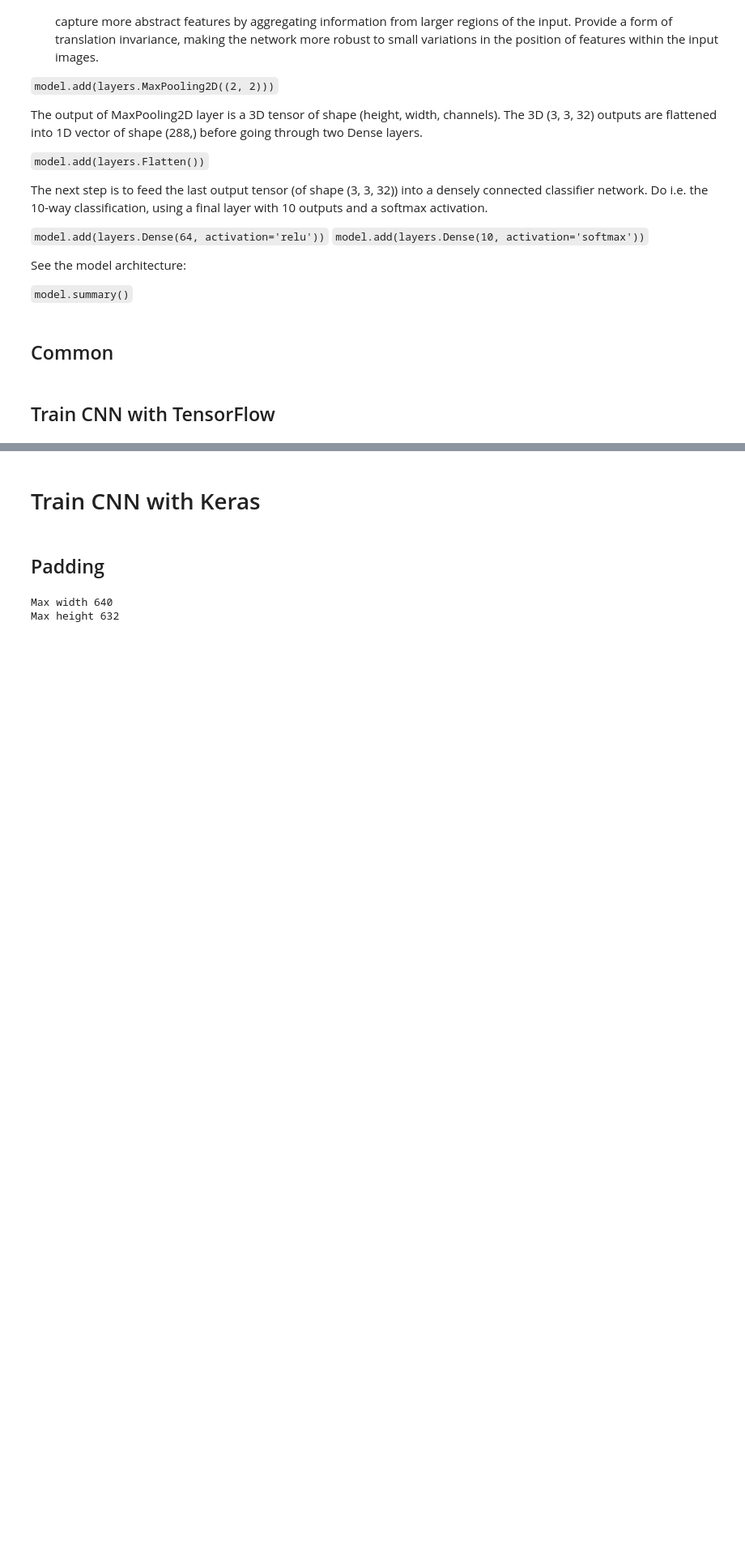
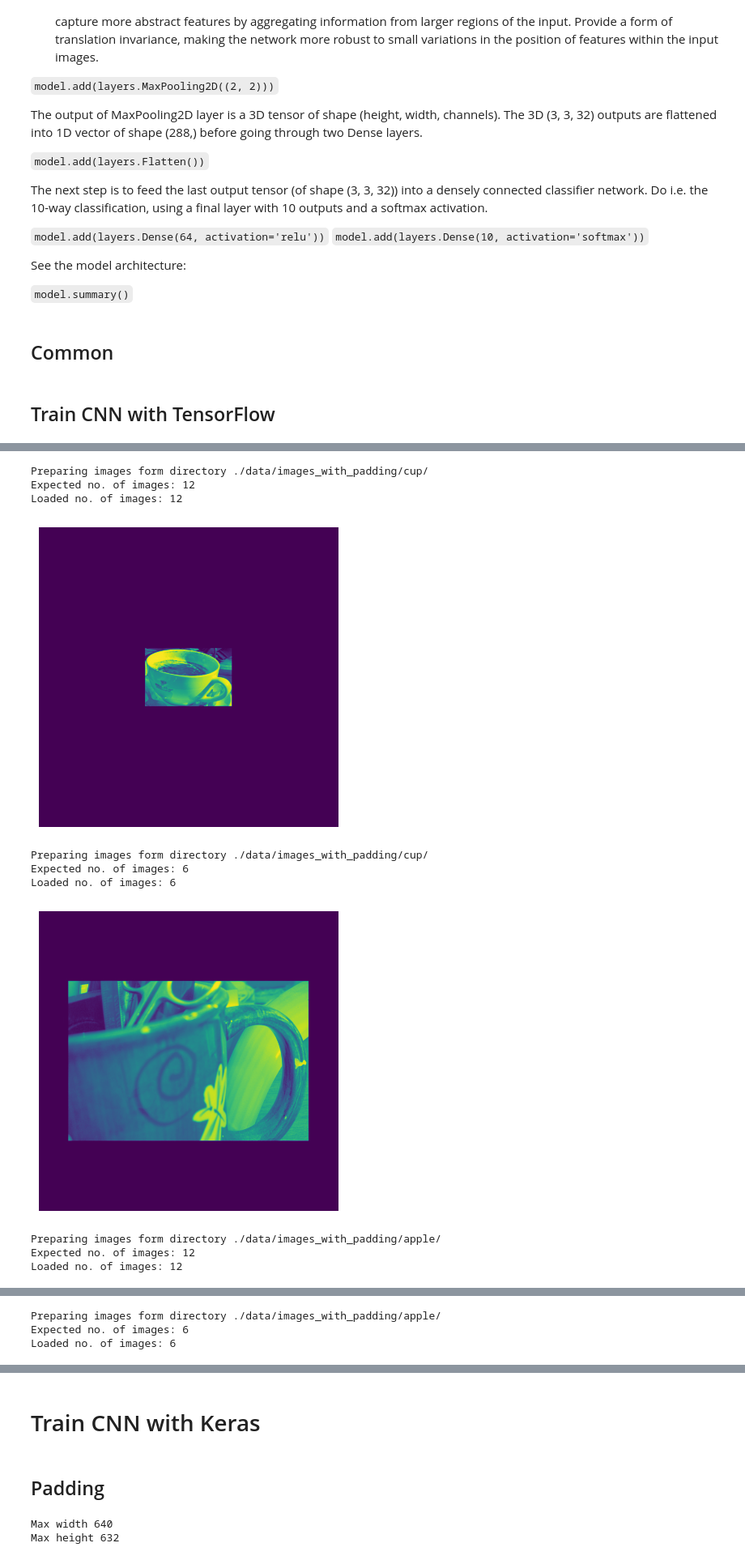
Before and after one commit to NikoletaKocurovaAI/artificial-intelligence, a Jupyter notebook: computer-vision/robot-object-recognition/research/object_classification.ipynb, the cells around one changed output, grey strips where cells are left out. Shown at 81% size. Cells and saved outputs as stored; diff of their text form; code cells hidden in the pictures; blank space fills up the shorter version.

```diff
--- a/computer-vision/robot-object-recognition/research/object_classification.ipynb
+++ b/computer-vision/robot-object-recognition/research/object_classification.ipynb
@@ -69,19 +69,21 @@ See the model architecture:
 # %%
 
 def prepare_images_for_convnet(dir_images: str, images_names: list[str]) -> np.array:
+    print(f"Preparing images form directory {dir_images}")
+
     loaded_images: list[np.ndarray] = list()
 
     for image_name in images_names:
         image: np.ndarray = cv2.imread(dir_images + image_name)
 
         try:
-            image = cv2.cvtColor(image, cv2.COLOR_BGR2RGB)
-            image = image / 255.0  # Normalize pixel values to [0, 1]
+            image: np.ndarray = cv2.cvtColor(image, cv2.COLOR_BGR2GRAY)
+            image: np.ndarray = image / 255.0  # Normalize pixel values to [0, 1]
 
             loaded_images.append(image)
 
         except Exception as e:
-            print(image_name)
+            print(f"Unable to load image {image_name}, {e}")
 
     loaded_images = np.array(loaded_images)
 
@@ -107,37 +109,80 @@ To enable the following instructions: AVX2 FMA, in other operations, rebuild Ten
 # %%
 
 # load data
-base_path = "data/images_with_padding/"
+base_path: str = "./data/images_with_padding/"
 
-train_images_names_cup = [
+train_images_names_cup: list[str] = [
     "cropped_train_image_cropped_train_image_127_0.jpg",
     "cropped_train_image_cropped_train_image_3464_0.jpg",
     "cropped_train_image_cropped_train_image_3703_0.jpg",
     "cropped_train_image_cropped_train_image_4108_0.jpg",
     "cropped_train_image_cropped_train_image_5352_0.jpg",
     "cropped_train_image_cropped_train_image_7241_0.jpg",
     "cropped_train_image_cropped_train_image_7946_0.jpg",
     "cropped_train_image_cropped_train_image_9156_0.jpg",
     "cropped_train_image_cropped_train_image_12349_0.jpg",
     "cropped_train_image_cropped_train_image_12422_0.jpg",
     "cropped_train_image_cropped_train_image_12930_0.jpg",
     "cropped_train_image_cropped_train_image_16796_0.jpg"
 ]
 
-train_cups_images = []
-train_cups_images_labels = np.ones(1000) # example array([1, 1, 1, ..., 1, 1, 1], dtype=uint8)
+test_images_names_cup: list[str] = [
+    "cropped_train_image_cropped_train_image_175743_0.jpg",
+    "cropped_train_image_cropped_train_image_175604_0.jpg",
+    "cropped_train_image_cropped_train_image_173684_0.jpg",
+    "cropped_train_image_cropped_train_image_171081_0.jpg",
+    "cropped_train_image_cropped_train_image_201035_0.jpg",
+    "cropped_train_image_cropped_train_image_170712_0.jpg"
+]
 
-train_images_names_apple = [
+cups_images_path: str = base_path + "cup/"
+
+train_cups_images: np.array = prepare_images_for_convnet(cups_images_path, train_images_names_cup)
+train_cups_images_labels: np.ndarray = np.ones(12, dtype=np.uint8)
+
+test_cups_images: np.array = prepare_images_for_convnet(cups_images_path, test_images_names_cup)
+test_cups_images_labels: np.ndarray = np.ones(6, dtype=np.uint8)
+
+train_images_names_apple: list[str] = [
     "cropped_train_image_cropped_train_image_2892_0.jpg",
     "cropped_train_image_cropped_train_image_2902_0.jpg",
     "cropped_train_image_cropped_train_image_6753_1.jpg",
     "cropped_train_image_cropped_train_image_7934_0.jpg",
     "cropped_train_image_cropped_train_image_8691_4.jpg",
     "cropped_train_image_cropped_train_image_9038_0.jpg",
     "cropped_train_image_cropped_train_image_9511_0.jpg",
     "cropped_train_image_cropped_train_image_10196_0.jpg",
     "cropped_train_image_cropped_train_image_10478_0.jpg",
     "cropped_train_image_cropped_train_image_12073_1.jpg",
     "cropped_train_image_cropped_train_image_14783_0.jpg",
     "cropped_train_image_cropped_train_image_15953_0.jpg"
 ]
+
+test_images_names_apple: list[str] = [
+    "cropped_train_image_cropped_train_image_366493_2.jpg",
+    "cropped_train_image_cropped_train_image_363574_13.jpg",
+    "cropped_train_image_cropped_train_image_363574_9.jpg",
+    "cropped_train_image_cropped_train_image_363574_2.jpg",
+    "cropped_train_image_cropped_train_image_360948_0.jpg",
+    "cropped_train_image_cropped_train_image_360020_0.jpg"
+]
+
+apples_images_path: str = base_path + "apple/"
+
+train_apples_images: np.array = prepare_images_for_convnet(apples_images_path, train_images_names_apple)
+train_apples_images_labels: np.ndarray = np.ones(12, dtype=np.uint8) * 2
+
+test_apples_images: np.array = prepare_images_for_convnet(apples_images_path, test_images_names_apple)
+test_apples_images_labels: np.ndarray = np.ones(6, dtype=np.uint8) * 2
+# %% [output]
+Preparing images form directory ./data/images_with_padding/cup/
+Expected no. of images: 12
+Loaded no. of images: 12
+[figure, added]
+Preparing images form directory ./data/images_with_padding/cup/
+Expected no. of images: 6
+Loaded no. of images: 6
+[figure, added]
+Preparing images form directory ./data/images_with_padding/apple/
+Expected no. of images: 12
+Loaded no. of images: 12
@@ -143,0 +190,3 @@ train_images_names_apple = [
+Preparing images form directory ./data/images_with_padding/apple/
+Expected no. of images: 6
+Loaded no. of images: 6
```
Also changed, not shown: parts of 19 cells of this notebook.
